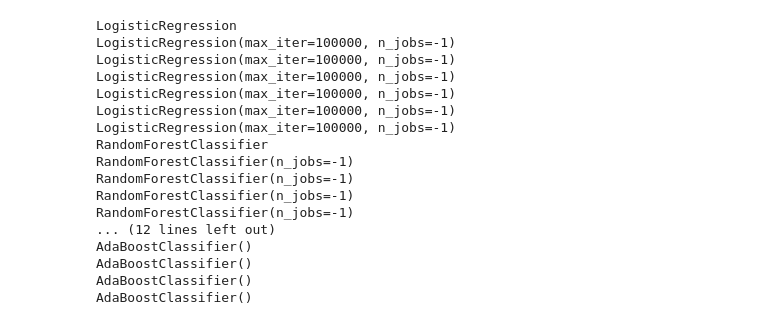
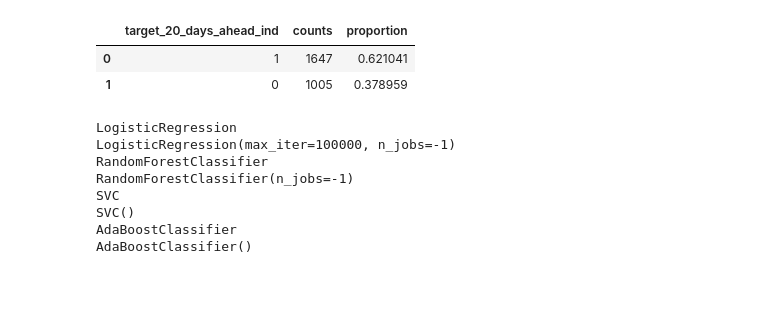
Before and after one commit to AlexDeshowitz/stock-price-classification, a Jupyter notebook: notebooks/Notebook_Machine-learning.ipynb, the cells around one changed output. Drawn from its saved outputs; the diff is of its cells as text; code cells hidden in the pictures; blank space fills up the shorter version.

```diff
--- a/notebooks/Notebook_Machine-learning.ipynb
+++ b/notebooks/Notebook_Machine-learning.ipynb
@@ -211,0 +331,6 @@ X_train, X_test, y_train, y_test = create_training_test_splits(dataframe=test, p
+# %%
+summary
+# %% [output]
+|  | target_20_days_ahead_ind | counts | proportion |
+| 0 | 1 | 1647 | 0.621041 |
+| 1 | 0 | 1005 | 0.378959 |
@@ -346,22 +478,13 @@ def train_models(X_train: pd.DataFrame, y_train: pd.DataFrame, parameters) -> pd
 
 #names, model, fold, train_accuracies, test_accuracies, train_precisions, test_precisions
 
-outputs = train_models(X_train = X_train, y_train = y_train, parameters = parameters)
+output, aggregated_output= train_models(X_train = X_train, y_train = y_train, parameters = parameters)
 # %% [output]
 LogisticRegression
-LogisticRegression(max_iter=100000, n_jobs=-1)
-LogisticRegression(max_iter=100000, n_jobs=-1)
-LogisticRegression(max_iter=100000, n_jobs=-1)
-LogisticRegression(max_iter=100000, n_jobs=-1)
-LogisticRegression(max_iter=100000, n_jobs=-1)
 LogisticRegression(max_iter=100000, n_jobs=-1)
 RandomForestClassifier
 RandomForestClassifier(n_jobs=-1)
-RandomForestClassifier(n_jobs=-1)
-RandomForestClassifier(n_jobs=-1)
-RandomForestClassifier(n_jobs=-1)
-... (12 lines left out)
+SVC
+SVC()
+AdaBoostClassifier
 AdaBoostClassifier()
-AdaBoostClassifier()
-AdaBoostClassifier()
-AdaBoostClassifier()
```
Also changed, not shown: parts of 23 cells of this notebook, 1 other file.
